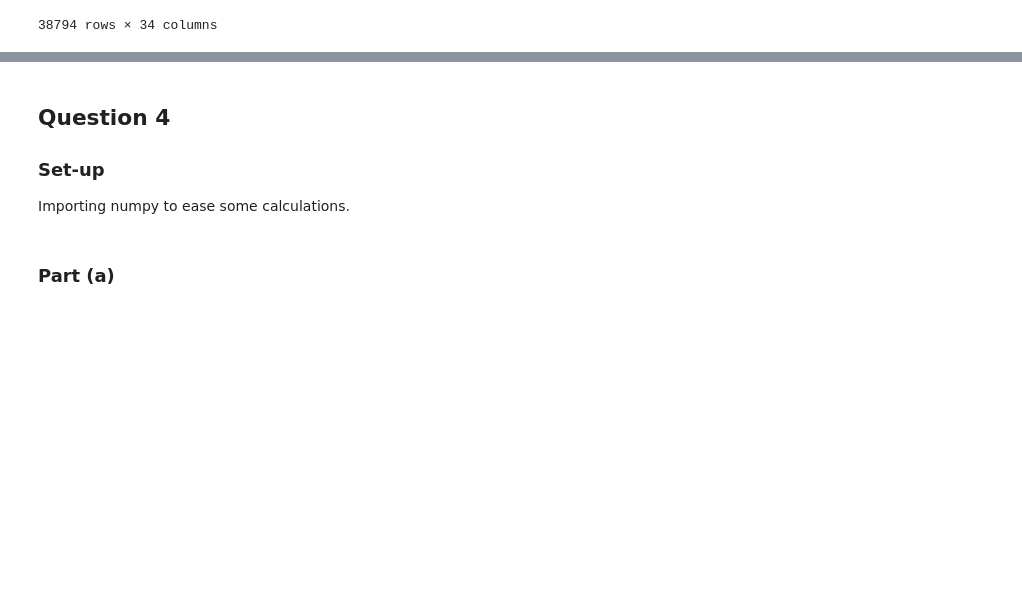
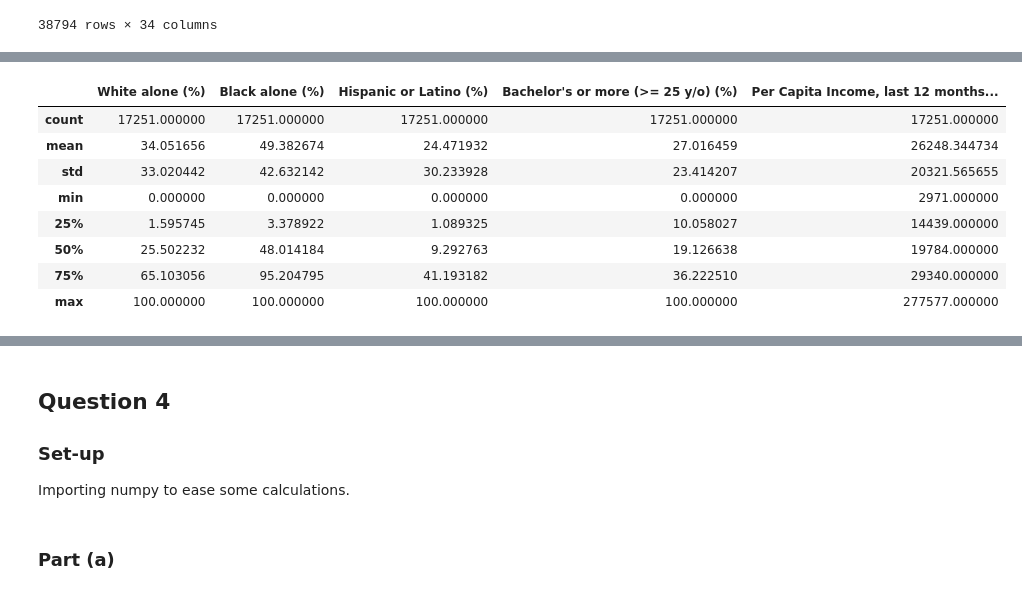
Before and after one commit to fogarty-ben/capp30254-machine-learning, a Jupyter notebook: hws/hw1/write_up.ipynb, the cells around one changed output, grey strips where cells are left out. Saved outputs shown, nothing was run; the diff lists cells and outputs as text; code cells hidden in the pictures; blank space fills up the shorter version.

```diff
--- a/hws/hw1/write_up.ipynb
+++ b/hws/hw1/write_up.ipynb
@@ -403,0 +440,18 @@ by_block_summary
+# %%
+#2017 Battery Data
+mask_2017 = crime_reports_blocks.year == '2017'
+
+by_block_summary_2017 = cc.summarize_by_block(crime_reports_blocks[mask_2017], 'primary_type')
+battery_mask_2017 = by_block_summary_2017.BATTERY >= 1
+
+cc.describe_blocks(by_block_summary_2017[battery_mask_2017], block_stats)
+# %% [output]
+|  | White alone (%) | Black alone (%) | Hispanic or Latino (%) | Bachelor's or more (>= 25 y/o) (%) | Per Capita Income, last 12 months... |
+| count | 17251.000000 | 17251.000000 | 17251.000000 | 17251.000000 | 17251.000000 |
+| mean | 34.051656 | 49.382674 | 24.471932 | 27.016459 | 26248.344734 |
+| std | 33.020442 | 42.632142 | 30.233928 | 23.414207 | 20321.565655 |
+| min | 0.000000 | 0.000000 | 0.000000 | 0.000000 | 2971.000000 |
+| 25% | 1.595745 | 3.378922 | 1.089325 | 10.058027 | 14439.000000 |
+| 50% | 25.502232 | 48.014184 | 9.292763 | 19.126638 | 19784.000000 |
+| 75% | 65.103056 | 95.204795 | 41.193182 | 36.222510 | 29340.000000 |
+| max | 100.000000 | 100.000000 | 100.000000 | 100.000000 | 277577.000000 |
```
Also changed, not shown: parts of 7 cells of this notebook, 1 other file.
